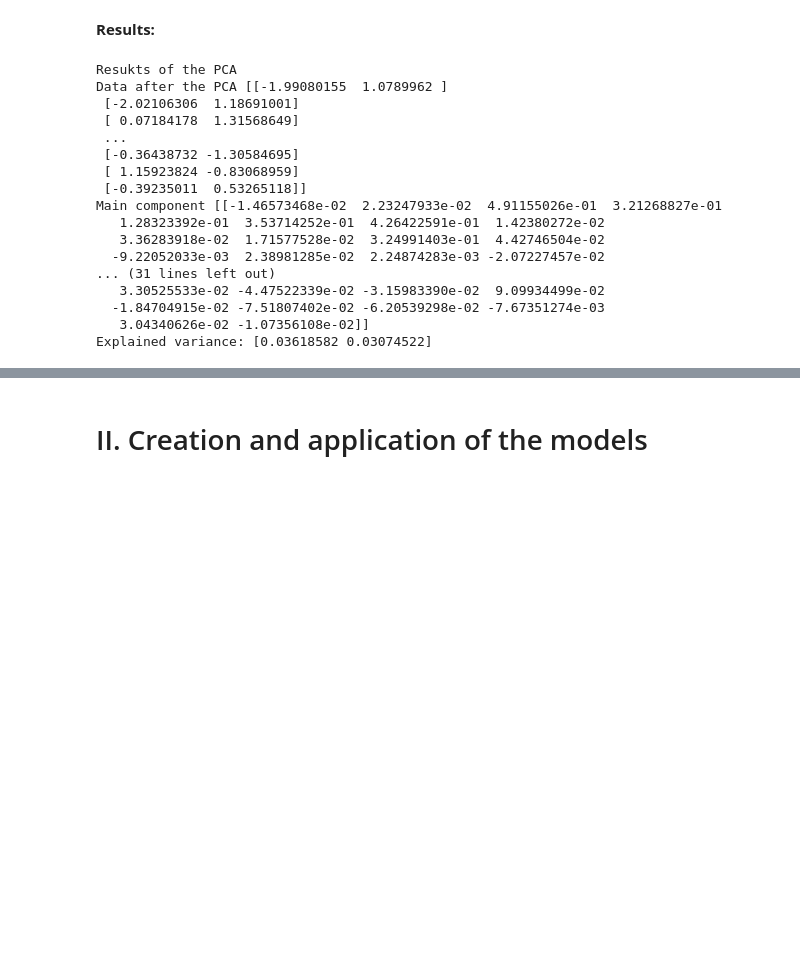
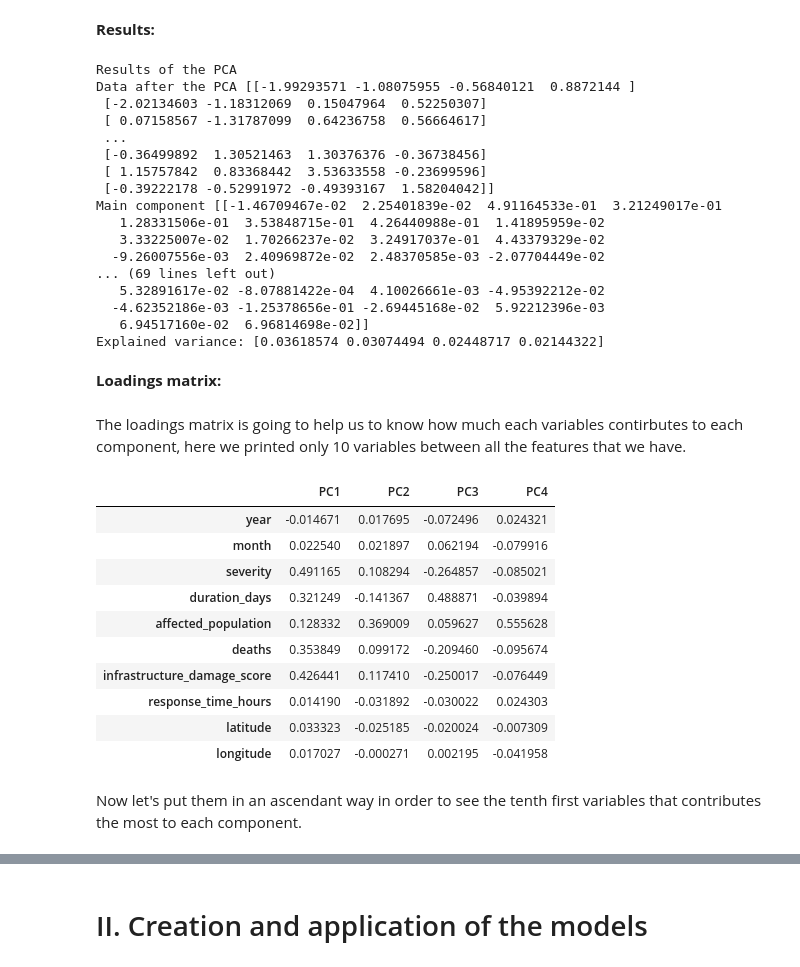
Before and after one commit to Brunde95/ESILV_Green_AI_Global_Climate_Event, a Jupyter notebook: Green_AI_Project_v0.ipynb, the cells around one changed output, grey strips where cells are left out. Saved outputs shown, nothing was run; the diff lists cells and outputs as text; code cells hidden in the pictures; blank space fills up the shorter version.

```diff
--- a/Green_AI_Project_v0.ipynb
+++ b/Green_AI_Project_v0.ipynb
@@ -410,7 +410,7 @@ X_scaled = scaler.fit_transform(X)
 **Creation of the PCA model:**
 # %%
 from sklearn.decomposition import PCA
-pca = PCA(n_components=2)
+pca = PCA(n_components=4)
 # %% [markdown]
 **Application of the PCS on our dataset:**
 # %%
@@ -456,25 +456,46 @@ X_new = pca.inverse_transform(x_pca)
 # %% [markdown]
 **Results:**
 # %%
-print("Resukts of the PCA")
+print("Results of the PCA")
 print("Data after the PCA", x_pca)
 print("Main component", pca.components_)
 print("Explained variance:", pca.explained_variance_ratio_)
 # %% [output]
-Resukts of the PCA
-Data after the PCA [[-1.99080155  1.0789962 ]
- [-2.02106306  1.18691001]
- [ 0.07184178  1.31568649]
+Results of the PCA
+Data after the PCA [[-1.99293571 -1.08075955 -0.56840121  0.8872144 ]
+ [-2.02134603 -1.18312069  0.15047964  0.52250307]
+ [ 0.07158567 -1.31787099  0.64236758  0.56664617]
  ...
- [-0.36438732 -1.30584695]
- [ 1.15923824 -0.83068959]
- [-0.39235011  0.53265118]]
-Main component [[-1.46573468e-02  2.23247933e-02  4.91155026e-01  3.21268827e-01
-   1.28323392e-01  3.53714252e-01  4.26422591e-01  1.42380272e-02
-   3.36283918e-02  1.71577528e-02  3.24991403e-01  4.42746504e-02
-  -9.22052033e-03  2.38981285e-02  2.24874283e-03 -2.07227457e-02
-... (31 lines left out)
-   3.30525533e-02 -4.47522339e-02 -3.15983390e-02  9.09934499e-02
-  -1.84704915e-02 -7.51807402e-02 -6.20539298e-02 -7.67351274e-03
-   3.04340626e-02 -1.07356108e-02]]
-Explained variance: [0.03618582 0.03074522]
+ [-0.36499892  1.30521463  1.30376376 -0.36738456]
+ [ 1.15757842  0.83368442  3.53633558 -0.23699596]
+ [-0.39222178 -0.52991972 -0.49393167  1.58204042]]
+Main component [[-1.46709467e-02  2.25401839e-02  4.91164533e-01  3.21249017e-01
+   1.28331506e-01  3.53848715e-01  4.26440988e-01  1.41895959e-02
+   3.33225007e-02  1.70266237e-02  3.24917037e-01  4.43379329e-02
+  -9.26007556e-03  2.40969872e-02  2.48370585e-03 -2.07704449e-02
+... (69 lines left out)
+   5.32891617e-02 -8.07881422e-04  4.10026661e-03 -4.95392212e-02
+  -4.62352186e-03 -1.25378656e-01 -2.69445168e-02  5.92212396e-03
+   6.94517160e-02  6.96814698e-02]]
+Explained variance: [0.03618574 0.03074494 0.02448717 0.02144322]
+# %% [markdown]
+**Loadings matrix:**
+# %% [markdown]
+The loadings matrix is going to help us to know how much each variables contirbutes to each component, here we printed only 10 variables between all the features that we have.
+# %%
+loadings = pd.DataFrame(pca.components_.T,index=X.columns,columns=["PC1","PC2","PC3","PC4"])
+loadings.head(10)
+# %% [output]
+|  | PC1 | PC2 | PC3 | PC4 |
+| year | -0.014671 | 0.017695 | -0.072496 | 0.024321 |
+| month | 0.022540 | 0.021897 | 0.062194 | -0.079916 |
+| severity | 0.491165 | 0.108294 | -0.264857 | -0.085021 |
+| duration_days | 0.321249 | -0.141367 | 0.488871 | -0.039894 |
+| affected_population | 0.128332 | 0.369009 | 0.059627 | 0.555628 |
+| deaths | 0.353849 | 0.099172 | -0.209460 | -0.095674 |
+| infrastructure_damage_score | 0.426441 | 0.117410 | -0.250017 | -0.076449 |
+| response_time_hours | 0.014190 | -0.031892 | -0.030022 | 0.024303 |
+| latitude | 0.033323 | -0.025185 | -0.020024 | -0.007309 |
+| longitude | 0.017027 | -0.000271 | 0.002195 | -0.041958 |
+# %% [markdown]
+Now let's put them in an ascendant way in order to see the tenth first variables that contributes the most to each component.
```
Also changed, not shown: parts of 18 cells of this notebook, 2 other files.
